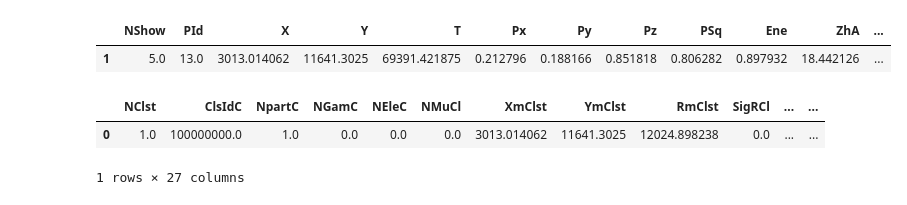
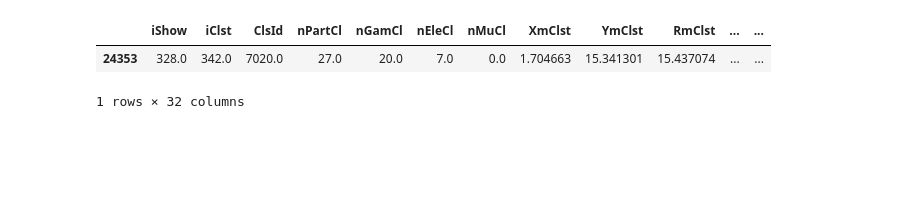
Before and after one commit to camilojtorresc/CosmicRays_ClusterAnalysis, a Jupyter notebook: clusters_analysis_v8.ipynb, the cells around one changed output. Saved outputs shown, nothing was run; the diff lists cells and outputs as text; code cells hidden in the pictures; blank space fills up the shorter version.

```diff
--- a/clusters_analysis_v8.ipynb
+++ b/clusters_analysis_v8.ipynb
@@ -374,20 +254,27 @@ def Clusters(iclust, PartS, ClustDF):
 # %%
 %%time
 # Define the dataframe for cluster info.
-ClusterDF = {"NClst": [],'ClsIdC': [], 'NpartC': [], "NGamC": [], "NEleC": [],"NMuCl": [],
+Clusters = {"iClst": [],'ClsId': [], 'nPartCl': [], "nGamCl": [], "nEleCl": [],"nMuCl": [],
             "XmClst": [], "YmClst": [], "RmClst": [], "SigRCl": [],
+            "Px": [], "Py": [], "Pz": [], "P": [],
             "TmClst": [], "dTClst": [], "sTClst": [],
             "FstPID": [], "FstPCX": [], "FstPCY": [], "FstPCT": [], "FstPZh": [], "FstPAz": [], "FstPPm": [],
             "LstPID": [], "LstPCX": [], "LstPCY": [], "LstPCT": [], "LstPZh": [], "LstPAz": [], "LstPPm": []
             }
+Clusters = pd.DataFrame(Clusters)
+Clusters.insert(0, 'iShow', 0)
+#icluster   = 1                               # Cluster counter
+showers_list = Showers['NShow'].tolist()
+n = 3
 
-ClusterDF = pd.DataFrame(ClusterDF)
-iclust = 1 # Cluster counter
-
-# Run over all the showers
-nsh = Showers['NShow'].tolist()
-for ishow in nsh:
-    Shower = Particles[Particles['NShow']==ishow]   #current shower
-    iclust, Nshow, ClusterDF = Clusters(iclust, Shower, ClusterDF)
-    Particles.loc[Particles['NShow']==ishow, :] = Nshow
+#for ishow in range(n):
+for ishow in showers_list:   # Run over all the showers
+    #
+    icluster = 1
+    #
+    Particles_in_shower = Particles[Particles['NShow'] == ishow] # Particle in current shower
+    #
+    Clusters, Particle, icluster = find_Cluster(Clusters, Particles_in_shower, icluster, ishow)
+    Particles.loc[Particles['NShow']==ishow, :] = Particle
+    #
 # %% [output]
@@ -417,6 +290,13 @@ ClusterDF
+# %%
+# Number of the cluster with the maximum number of particles
+df_sn = Clusters[Clusters["iClst"]!=0]
+max_num_particles = df_sn["nPartCl"].max()
+
+
+Max_ShowId = df_sn[df_sn["nPartCl"]==max_num_particles]["iShow"].tolist()[0]
+Max_ClustId = df_sn[df_sn["nPartCl"]==max_num_particles]["iClst"].tolist()[0]
 # %%
-# Number of the cluster with the maximum number of particles
-df_sn = Particles[Particles["NClst"]!=0]
-Max_ClustId = df_sn["NClst"].value_counts().idxmax()
-print(Max_ClustId)
+# Summary of the cluster with the maximum number of particles
+Max_partdf = Particles[(Particles["NShow"]==Max_ShowId) & (Particles["NClst"]==Max_ClustId )]
+Max_partdf
 # %% [output]
@@ -424,15 +321,9 @@ print(Max_ClustId)
 # %%
 # Summary of the cluster with the maximum number of particles
-Particles[Particles["NClst"]==Max_ClustId]
+Clusters[(Clusters["iShow"]==Max_ShowId) & (Clusters["iClst"]==Max_ClustId )]
 # %% [output]
-|  | NShow | PId | X | Y | T | Px | Py | Pz | PSq | Ene | ZhA | ... |
-| 1 | 5.0 | 13.0 | 3013.014062 | 11641.3025 | 69391.421875 | 0.212796 | 0.188166 | 0.851818 | 0.806282 | 0.897932 | 18.442126 | ... |
+|  | iShow | iClst | ClsId | nPartCl | nGamCl | nEleCl | nMuCl | XmClst | YmClst | RmClst | ... | ... |
+| 24353 | 328.0 | 342.0 | 7020.0 | 27.0 | 20.0 | 7.0 | 0.0 | 1.704663 | 15.341301 | 15.437074 | ... | ... |
+1 rows × 32 columns
-# %%
-# Summary of the cluster with the maximum number of particles
-ClusterDF[ClusterDF["NClst"]==Max_ClustId]
-# %% [output]
-|  | NClst | ClsIdC | NpartC | NGamC | NEleC | NMuCl | XmClst | YmClst | RmClst | SigRCl | ... | ... |
-| 0 | 1.0 | 100000000.0 | 1.0 | 0.0 | 0.0 | 0.0 | 3013.014062 | 11641.3025 | 12024.898238 | 0.0 | ... | ... |
-1 rows × 27 columns
 # %%
 #Plot the cell with the maximum number of particles
```
Also changed, not shown: parts of 34 cells of this notebook, 1 other file.
